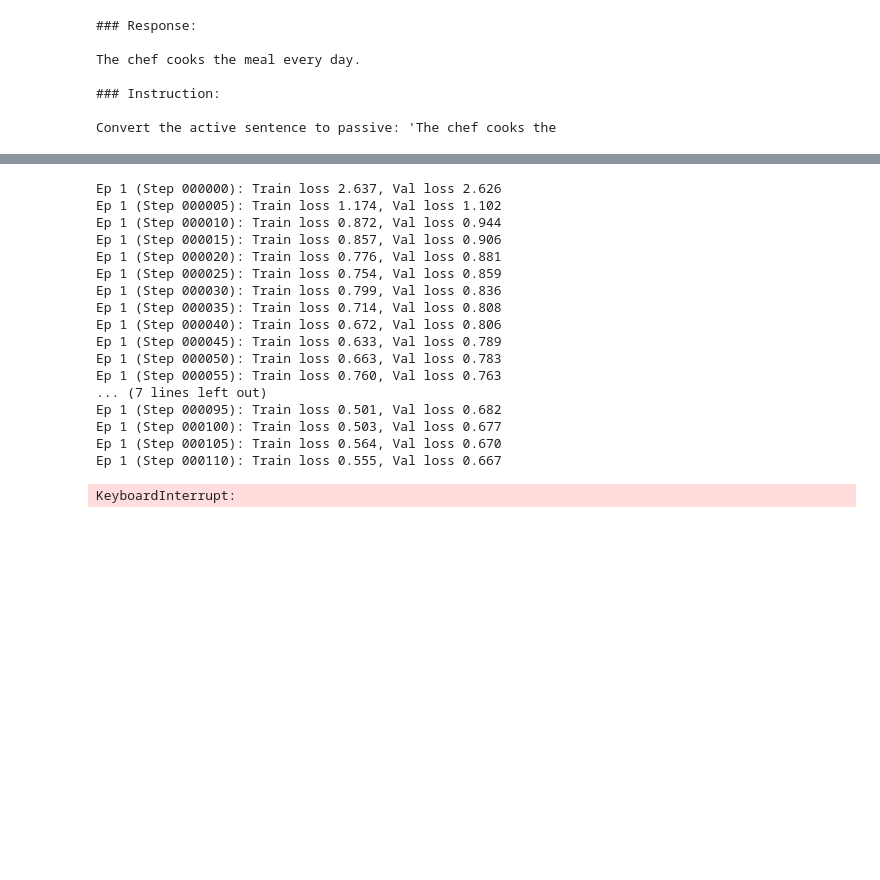
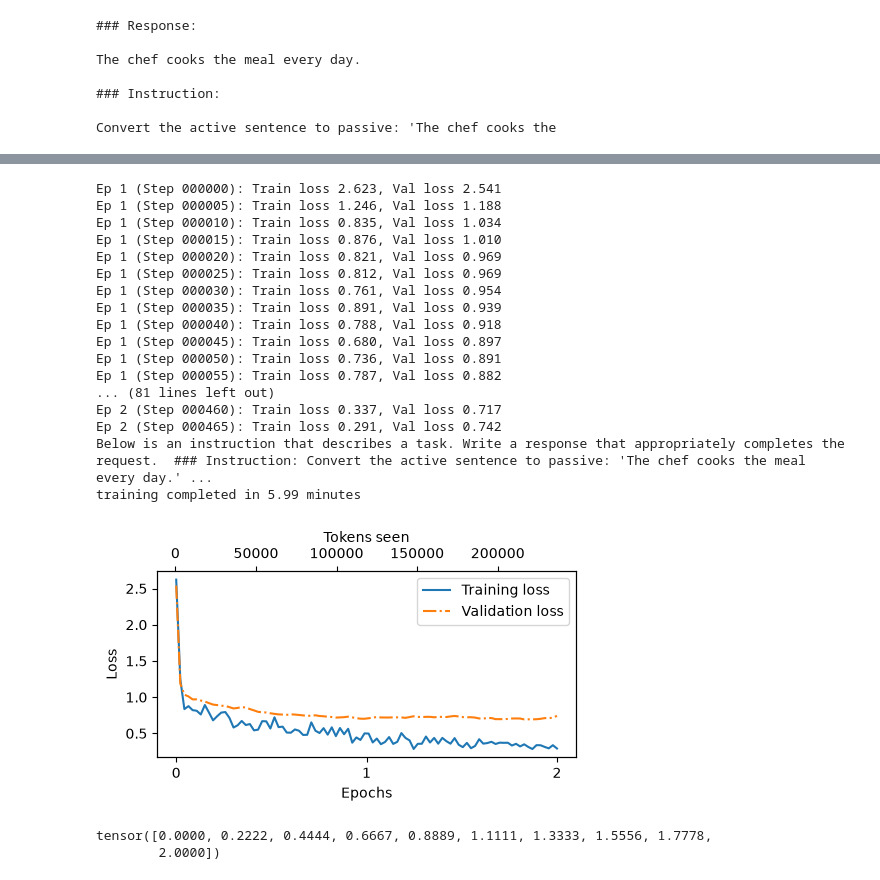
Before and after one commit to nuss171201/Transformer_hands_on, a Jupyter notebook: notebooks/06_fine_tuning_to_follow_instructions.ipynb, the cells around one changed output, grey strips where cells are left out. Saved outputs shown, nothing was run; the diff lists cells and outputs as text; code cells hidden in the pictures; blank space fills up the shorter version.

Commit message:
Update chapter 7 notebook with completed training run

```diff
--- a/notebooks/06_fine_tuning_to_follow_instructions.ipynb
+++ b/notebooks/06_fine_tuning_to_follow_instructions.ipynb
@@ -183,7 +183,7 @@ tensor([[    1,     2,     3,     4, 50256],
 # %%
 def custom_collate_fn(batch, pad_token_id = 50256, ignore_index = -100, allowed_max_length = None, device = 'cpu'):
 
-    batch_max_length = max(len(item) + 1 for item in batch)
+    batch_max_length = 128
     inputs_lst, targets_lst = [], []
 
     for item in batch:
@@ -266,7 +277,7 @@ customized_collate_fn = partial(
 )
 # %%
 num_workers = 0
-batch_size = 8
+batch_size = 4
 
 torch.manual_seed(123)
 
@@ -330,7 +341,8 @@ BASE_CONFIG = {
 }
 
 model_configs = {
-    'gpt2-medium (355M)': {'emb_dim': 1024, 'n_layers': 24, 'n_heads': 16}
+    'gpt2-small (124M)':  {'emb_dim': 768,  'n_layers': 12, 'n_heads': 12},
+    'gpt2-medium (355M)': {'emb_dim': 1024, 'n_layers': 24, 'n_heads': 16},
 }
 
 CHOOSE_MODEL = 'gpt2-medium (355M)'
@@ -426,21 +438,30 @@ end_time = time.time()
 execution_time_minutes = (end_time - start_time) / 60
 print(f'training completed in {execution_time_minutes:.2f} minutes')
 # %% [output]
-Ep 1 (Step 000000): Train loss 2.637, Val loss 2.626
-Ep 1 (Step 000005): Train loss 1.174, Val loss 1.102
-Ep 1 (Step 000010): Train loss 0.872, Val loss 0.944
-Ep 1 (Step 000015): Train loss 0.857, Val loss 0.906
-Ep 1 (Step 000020): Train loss 0.776, Val loss 0.881
-Ep 1 (Step 000025): Train loss 0.754, Val loss 0.859
-Ep 1 (Step 000030): Train loss 0.799, Val loss 0.836
-Ep 1 (Step 000035): Train loss 0.714, Val loss 0.808
-Ep 1 (Step 000040): Train loss 0.672, Val loss 0.806
-Ep 1 (Step 000045): Train loss 0.633, Val loss 0.789
-Ep 1 (Step 000050): Train loss 0.663, Val loss 0.783
-Ep 1 (Step 000055): Train loss 0.760, Val loss 0.763
-... (7 lines left out)
-Ep 1 (Step 000095): Train loss 0.501, Val loss 0.682
-Ep 1 (Step 000100): Train loss 0.503, Val loss 0.677
-Ep 1 (Step 000105): Train loss 0.564, Val loss 0.670
-Ep 1 (Step 000110): Train loss 0.555, Val loss 0.667
+Ep 1 (Step 000000): Train loss 2.623, Val loss 2.541
+Ep 1 (Step 000005): Train loss 1.246, Val loss 1.188
+Ep 1 (Step 000010): Train loss 0.835, Val loss 1.034
+Ep 1 (Step 000015): Train loss 0.876, Val loss 1.010
+Ep 1 (Step 000020): Train loss 0.821, Val loss 0.969
+Ep 1 (Step 000025): Train loss 0.812, Val loss 0.969
+Ep 1 (Step 000030): Train loss 0.761, Val loss 0.954
+Ep 1 (Step 000035): Train loss 0.891, Val loss 0.939
+Ep 1 (Step 000040): Train loss 0.788, Val loss 0.918
+Ep 1 (Step 000045): Train loss 0.680, Val loss 0.897
+Ep 1 (Step 000050): Train loss 0.736, Val loss 0.891
+Ep 1 (Step 000055): Train loss 0.787, Val loss 0.882
+... (81 lines left out)
+Ep 2 (Step 000460): Train loss 0.337, Val loss 0.717
+Ep 2 (Step 000465): Train loss 0.291, Val loss 0.742
+Below is an instruction that describes a task. Write a response that appropriately completes the request.  ### Instruction: Convert the active sentence to passive: 'The chef cooks the meal every day.' ...
+training completed in 5.99 minutes
-KeyboardInterrupt:
+# %%
+epochs_tensor = torch.linspace(0, num_epochs, len(train_losses))
+plot_losses(epochs_tensor, tokens_seen, train_losses, val_losses)
+# %% [output]
+[figure, added]
+# %%
+torch.linspace(0, 2, 10)
+# %% [output]
+tensor([0.0000, 0.2222, 0.4444, 0.6667, 0.8889, 1.1111, 1.3333, 1.5556, 1.7778,
+        2.0000])
```
Also changed, not shown: parts of 15 cells of this notebook.
